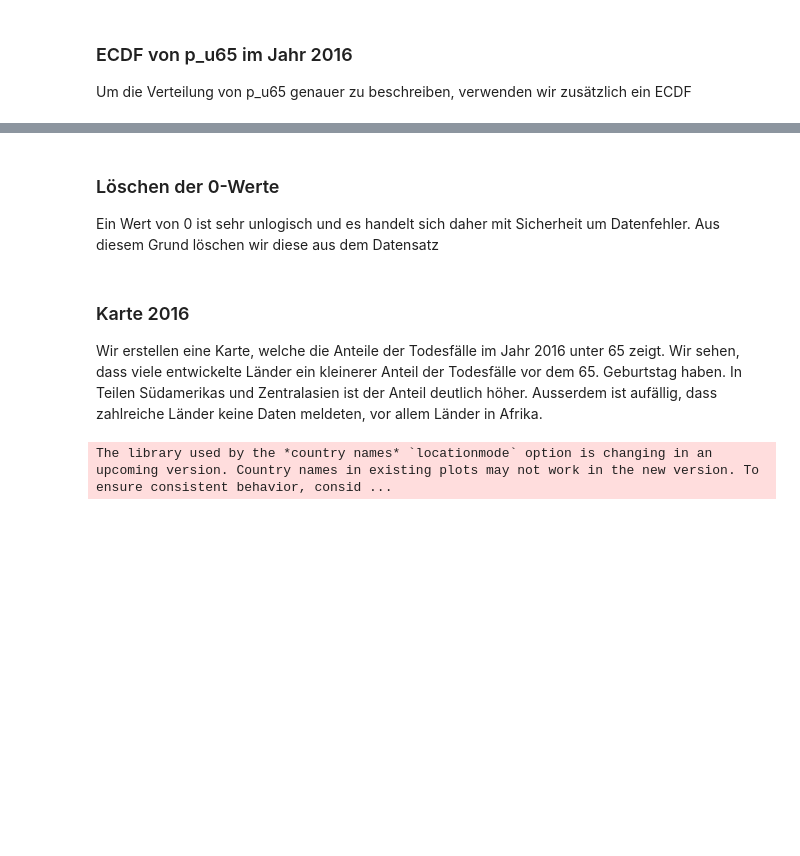
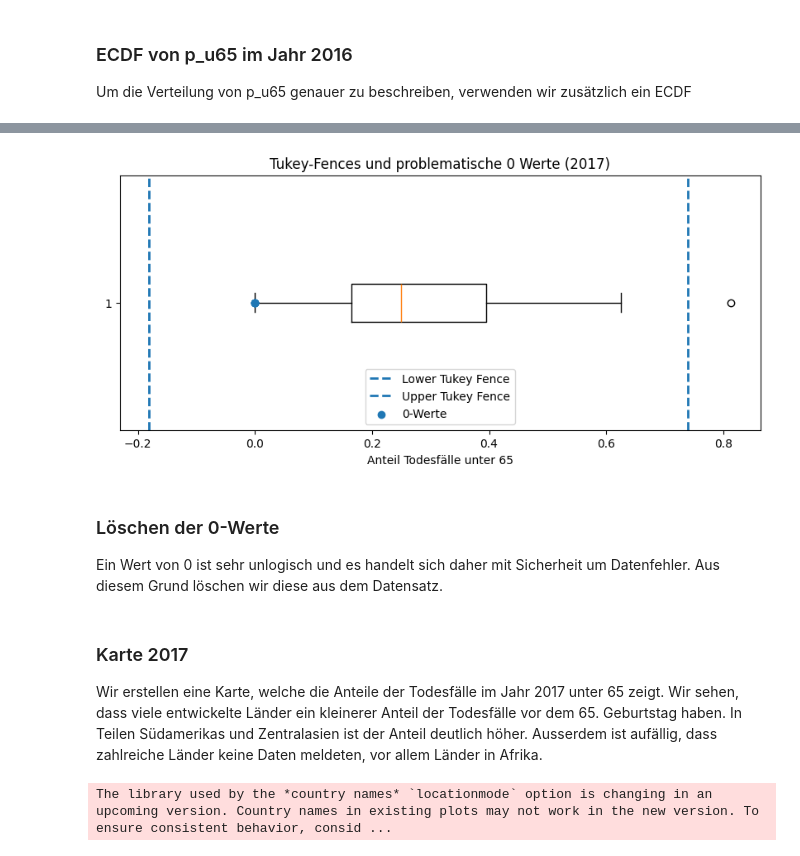
Before and after one commit to ihringerlinus/WHO_Mortality_Database, a Jupyter notebook: Premature_Mortality.ipynb, the cells around one changed output, grey strips where cells are left out. Saved outputs shown, nothing was run; the diff lists cells and outputs as text; code cells hidden in the pictures; blank space fills up the shorter version.

```diff
--- a/Premature_Mortality.ipynb
+++ b/Premature_Mortality.ipynb
@@ -126,29 +156,27 @@ Da alle Werte logisch nur zwischen 0 und 1 liegen, fällt kein Land unter die Un
 # %%
 
-x = df_2016["p_u65"]
-
-# Tukey-Grenzen hast du ja schon:
-# lower_fence, upper_fence
-
+x = df_2017["p_u65"].dropna()
 plt.figure(figsize=(10, 4))
 
-# Boxplot
+#Boxplot horizontal
 plt.boxplot(x, vert=False)
 
-# Tukey-Grenzen einzeichnen
+#Tukey Grenzen einzeichnen
 plt.axvline(lower_fence, linestyle="--", linewidth=2, label="Lower Tukey Fence")
 plt.axvline(upper_fence, linestyle="--", linewidth=2, label="Upper Tukey Fence")
 
-# 0-Werte explizit markieren
+#0 Werte markieren
 zero_values = x[x == 0]
 y_jitter = np.random.normal(1, 0.02, size=len(zero_values))
-plt.scatter(zero_values, y_jitter, label="0-Werte (inhaltlich unsinnig)", zorder=3)
+plt.scatter(zero_values, np.ones(len(zero_values)), label="0-Werte", zorder=3)
 
-plt.title("p_u65 mit Tukey-Fences und problematischen 0-Werten (2016)")
-plt.xlabel("p_u65 (Anteil Todesfälle unter 65)")
+plt.title("Tukey-Fences und problematische 0 Werte (2017)")
+plt.xlabel("Anteil Todesfälle unter 65")
 plt.legend()
 plt.show()
+# %% [output]
+[figure, added]
 # %% [markdown]
 ### Löschen der 0-Werte
-Ein Wert von 0 ist sehr unlogisch und es handelt sich daher mit Sicherheit um Datenfehler. Aus diesem Grund löschen wir diese aus dem Datensatz
+Ein Wert von 0 ist sehr unlogisch und es handelt sich daher mit Sicherheit um Datenfehler. Aus diesem Grund löschen wir diese aus dem Datensatz.
 # %%
@@ -156,5 +184,5 @@ df_2016 = df_2016[df_2016["p_u65"] > 0].copy()
 # %% [markdown]
-### Karte 2016
-Wir erstellen eine Karte, welche die Anteile der Todesfälle im Jahr 2016 unter 65 zeigt.
+### Karte 2017
+Wir erstellen eine Karte, welche die Anteile der Todesfälle im Jahr 2017 unter 65 zeigt.
 Wir sehen, dass viele entwickelte Länder ein kleinerer Anteil der Todesfälle vor dem 65. Geburtstag haben. In Teilen Südamerikas und Zentralasien ist der Anteil deutlich höher. Ausserdem ist aufällig, dass zahlreiche Länder keine Daten meldeten, vor allem Länder in Afrika.
 # %%
```
Also changed, not shown: parts of 56 cells of this notebook, 1 other file.
